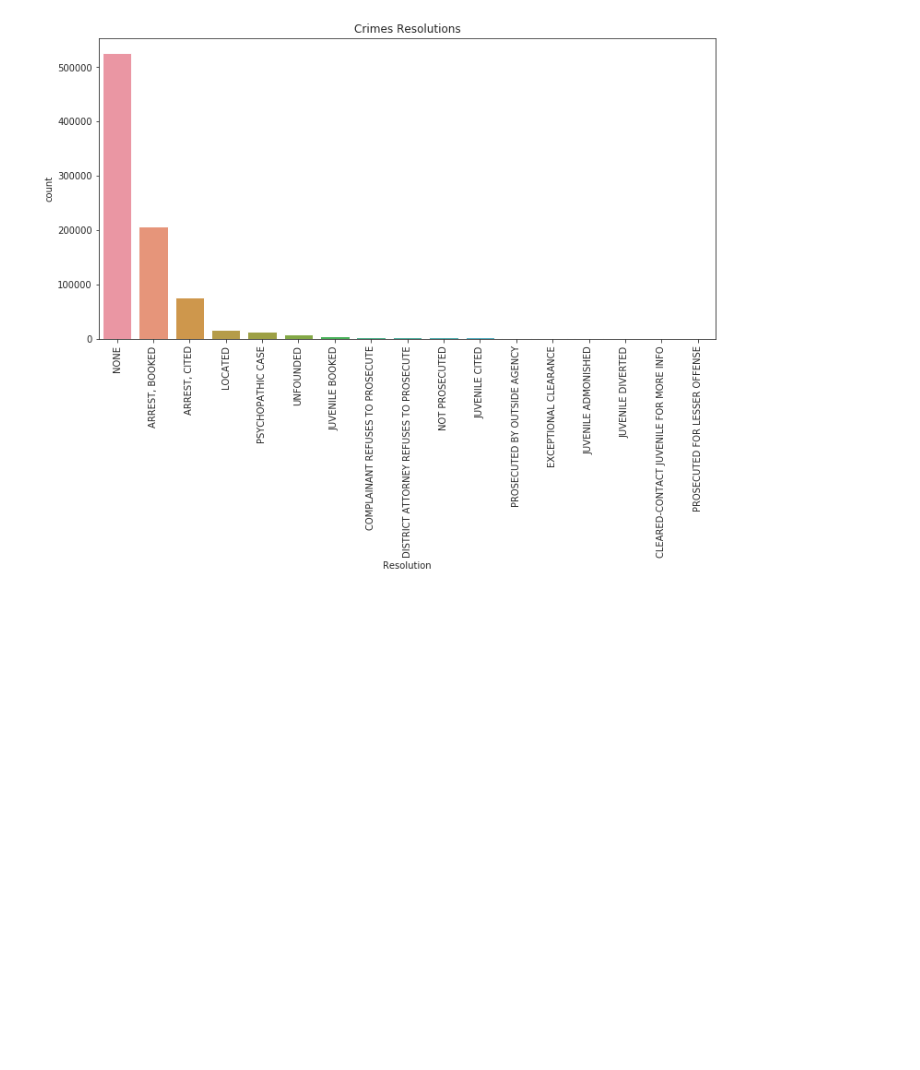
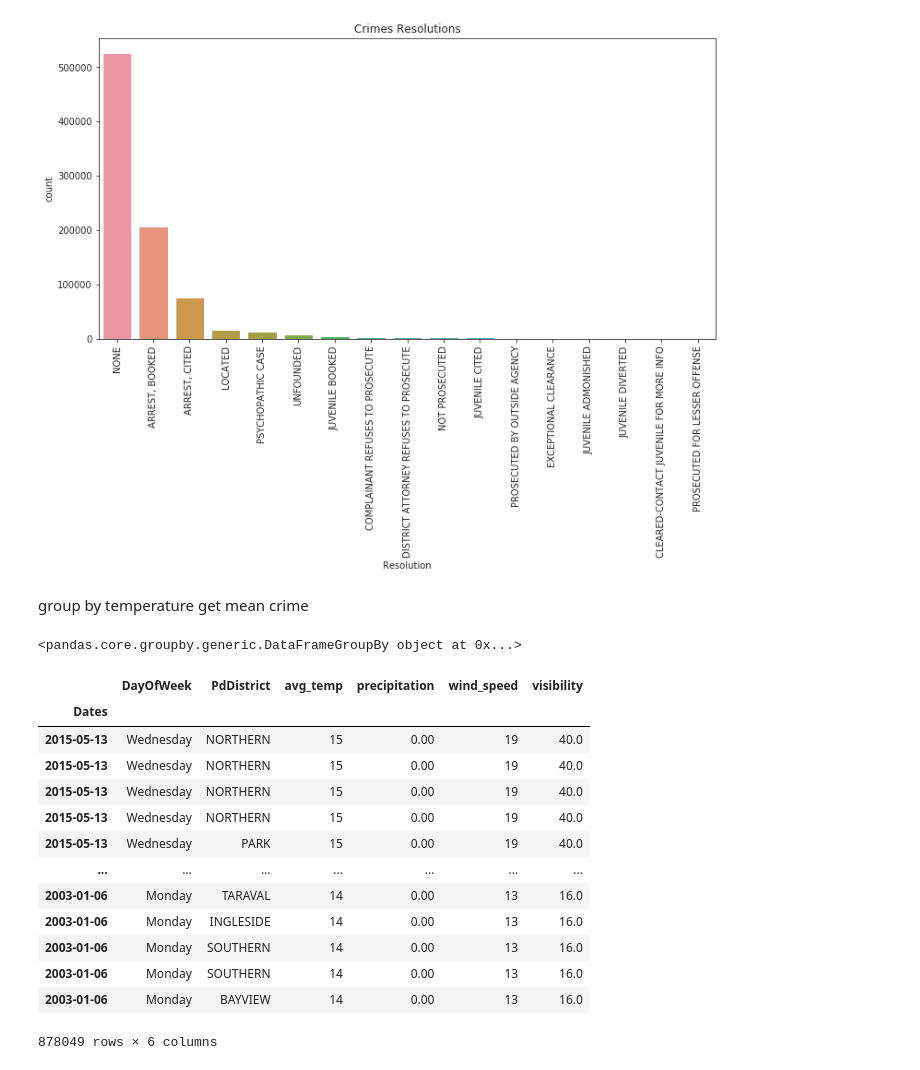
Before and after one commit to fescobar96/Crime-Prediction-in-San-Francisco, a Jupyter notebook: EDA.ipynb, the cells around one changed output. Drawn from its saved outputs; the diff is of its cells as text; code cells hidden in the pictures; blank space fills up the shorter version.

```diff
--- a/EDA.ipynb
+++ b/EDA.ipynb
@@ -187,3 +198,26 @@ plt.xticks(rotation=90)
 plt.show()
 # %% [output]
 [figure]
+# %% [markdown]
+group by temperature get mean crime
+# %%
+data.groupby(by="avg_temp")
+# %% [output]
+<pandas.core.groupby.generic.DataFrameGroupBy object at 0x...>
+# %%
+data
+# %% [output]
+|  | DayOfWeek | PdDistrict | avg_temp | precipitation | wind_speed | visibility |
+| Dates |  |  |  |  |  |  |
+| 2015-05-13 | Wednesday | NORTHERN | 15 | 0.00 | 19 | 40.0 |
+| 2015-05-13 | Wednesday | NORTHERN | 15 | 0.00 | 19 | 40.0 |
+| 2015-05-13 | Wednesday | NORTHERN | 15 | 0.00 | 19 | 40.0 |
+| 2015-05-13 | Wednesday | NORTHERN | 15 | 0.00 | 19 | 40.0 |
+| 2015-05-13 | Wednesday | PARK | 15 | 0.00 | 19 | 40.0 |
+| ... | ... | ... | ... | ... | ... | ... |
+| 2003-01-06 | Monday | TARAVAL | 14 | 0.00 | 13 | 16.0 |
+| 2003-01-06 | Monday | INGLESIDE | 14 | 0.00 | 13 | 16.0 |
+| 2003-01-06 | Monday | SOUTHERN | 14 | 0.00 | 13 | 16.0 |
+| 2003-01-06 | Monday | SOUTHERN | 14 | 0.00 | 13 | 16.0 |
+| 2003-01-06 | Monday | BAYVIEW | 14 | 0.00 | 13 | 16.0 |
+878049 rows × 6 columns
```
Also changed, not shown: parts of 6 cells of this notebook.
